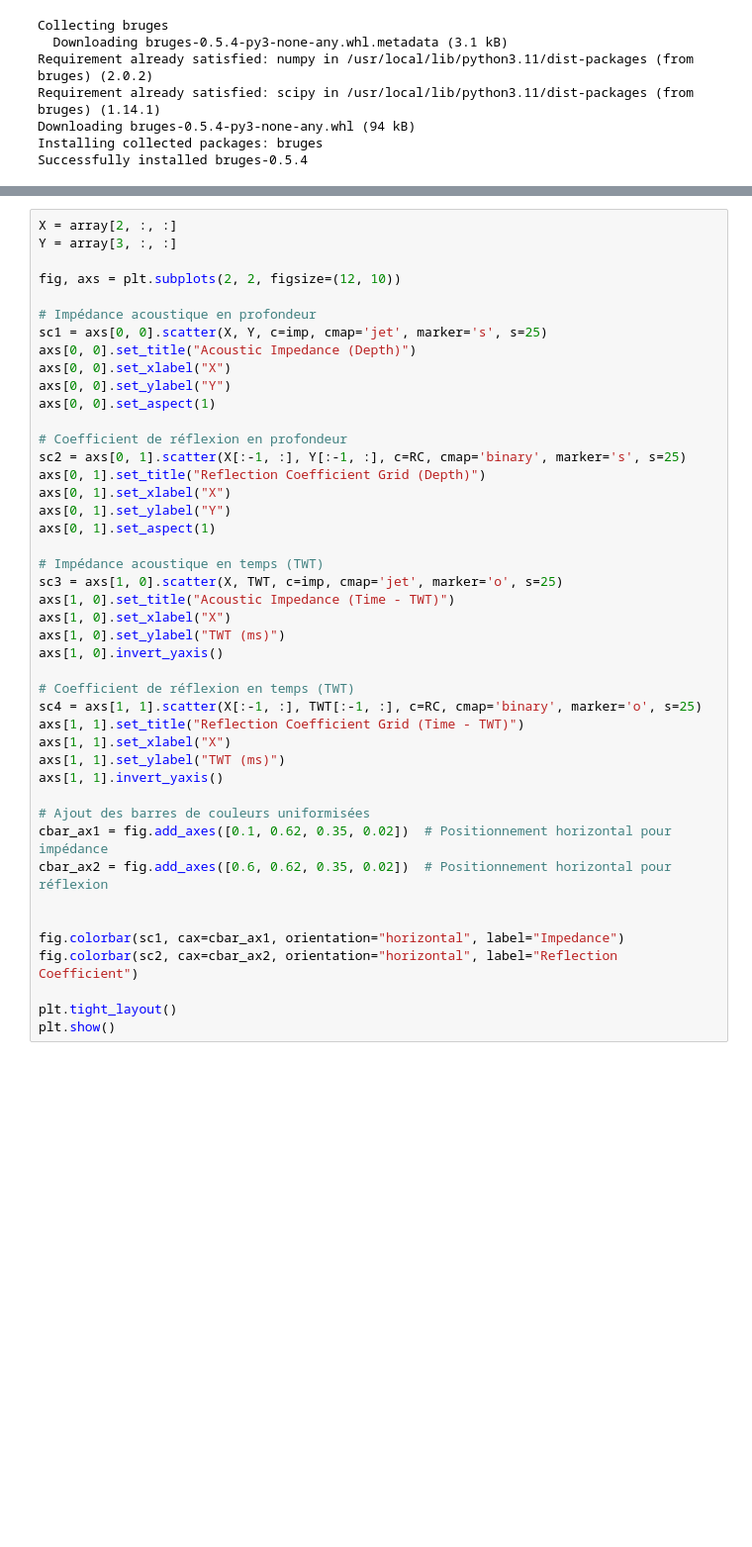
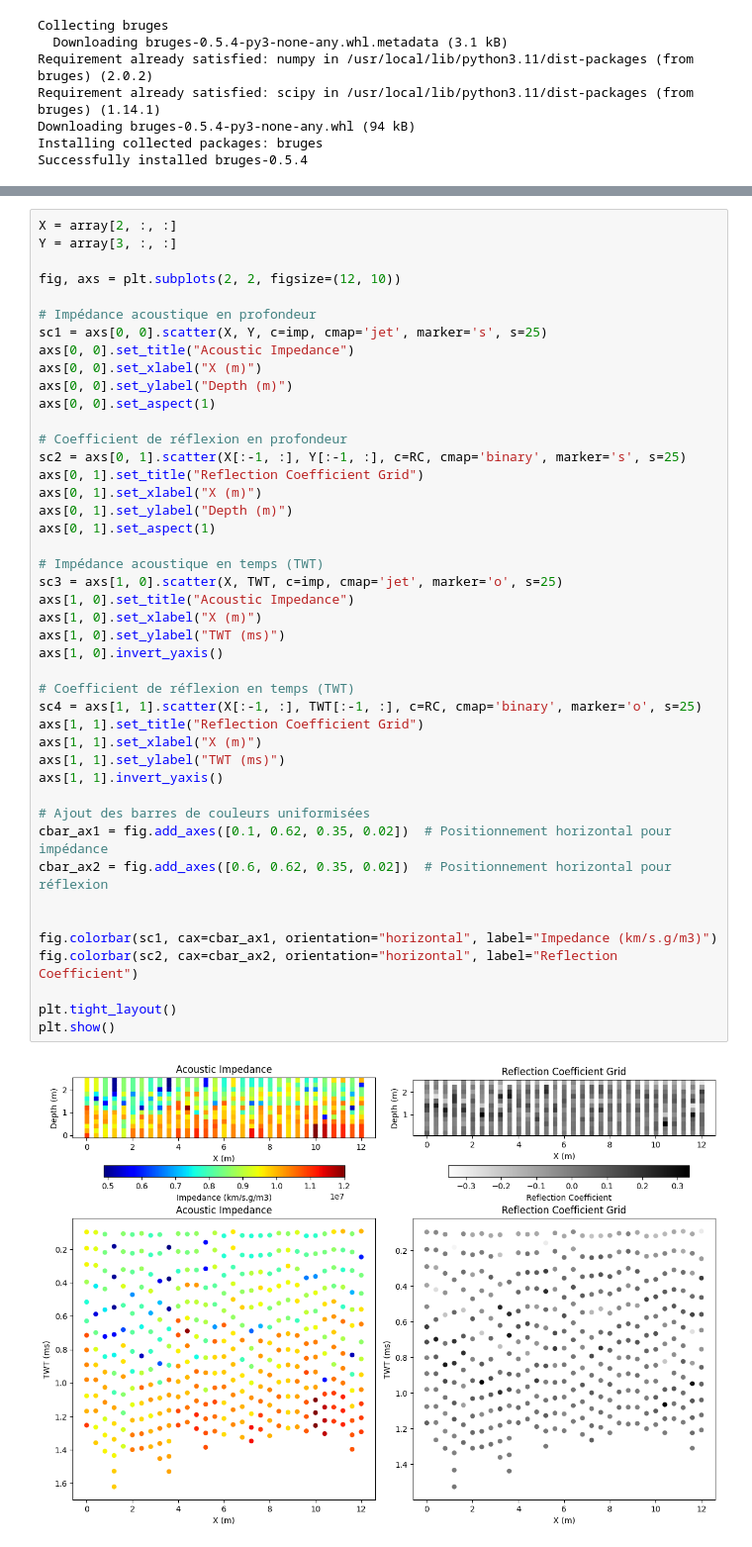
Before and after one commit to Dunckleosteus/seismic, a Jupyter notebook: seismic.ipynb, the cells around one changed output, grey strips where cells are left out. Shown at 99% size. Drawn from its saved outputs; the diff is of its cells as text; blank space fills up the shorter version.

```diff
--- a/seismic.ipynb
+++ b/seismic.ipynb
@@ -102,44 +86,46 @@ Y = array[3, :, :]
 
 fig, axs = plt.subplots(2, 2, figsize=(12, 10))
 
 # Impédance acoustique en profondeur
 sc1 = axs[0, 0].scatter(X, Y, c=imp, cmap='jet', marker='s', s=25)
-axs[0, 0].set_title("Acoustic Impedance (Depth)")
-axs[0, 0].set_xlabel("X")
-axs[0, 0].set_ylabel("Y")
+axs[0, 0].set_title("Acoustic Impedance")
+axs[0, 0].set_xlabel("X (m)")
+axs[0, 0].set_ylabel("Depth (m)")
 axs[0, 0].set_aspect(1)
 
 # Coefficient de réflexion en profondeur
 sc2 = axs[0, 1].scatter(X[:-1, :], Y[:-1, :], c=RC, cmap='binary', marker='s', s=25)
-axs[0, 1].set_title("Reflection Coefficient Grid (Depth)")
-axs[0, 1].set_xlabel("X")
-axs[0, 1].set_ylabel("Y")
+axs[0, 1].set_title("Reflection Coefficient Grid")
+axs[0, 1].set_xlabel("X (m)")
+axs[0, 1].set_ylabel("Depth (m)")
 axs[0, 1].set_aspect(1)
 
 # Impédance acoustique en temps (TWT)
 sc3 = axs[1, 0].scatter(X, TWT, c=imp, cmap='jet', marker='o', s=25)
-axs[1, 0].set_title("Acoustic Impedance (Time - TWT)")
-axs[1, 0].set_xlabel("X")
+axs[1, 0].set_title("Acoustic Impedance")
+axs[1, 0].set_xlabel("X (m)")
 axs[1, 0].set_ylabel("TWT (ms)")
 axs[1, 0].invert_yaxis()
 
 # Coefficient de réflexion en temps (TWT)
 sc4 = axs[1, 1].scatter(X[:-1, :], TWT[:-1, :], c=RC, cmap='binary', marker='o', s=25)
-axs[1, 1].set_title("Reflection Coefficient Grid (Time - TWT)")
-axs[1, 1].set_xlabel("X")
+axs[1, 1].set_title("Reflection Coefficient Grid")
+axs[1, 1].set_xlabel("X (m)")
 axs[1, 1].set_ylabel("TWT (ms)")
 axs[1, 1].invert_yaxis()
 
 # Ajout des barres de couleurs uniformisées
 cbar_ax1 = fig.add_axes([0.1, 0.62, 0.35, 0.02])  # Positionnement horizontal pour impédance
 cbar_ax2 = fig.add_axes([0.6, 0.62, 0.35, 0.02])  # Positionnement horizontal pour réflexion
 
 
-fig.colorbar(sc1, cax=cbar_ax1, orientation="horizontal", label="Impedance")
+fig.colorbar(sc1, cax=cbar_ax1, orientation="horizontal", label="Impedance (km/s.g/m3)")
 fig.colorbar(sc2, cax=cbar_ax2, orientation="horizontal", label="Reflection Coefficient")
 
 plt.tight_layout()
 plt.show()
+# %% [output]
+[figure, added]
 # %%
 rc = RC[1,:]
 RC2 = np.transpose(RC)
```
Also changed, not shown: parts of 8 cells of this notebook.
